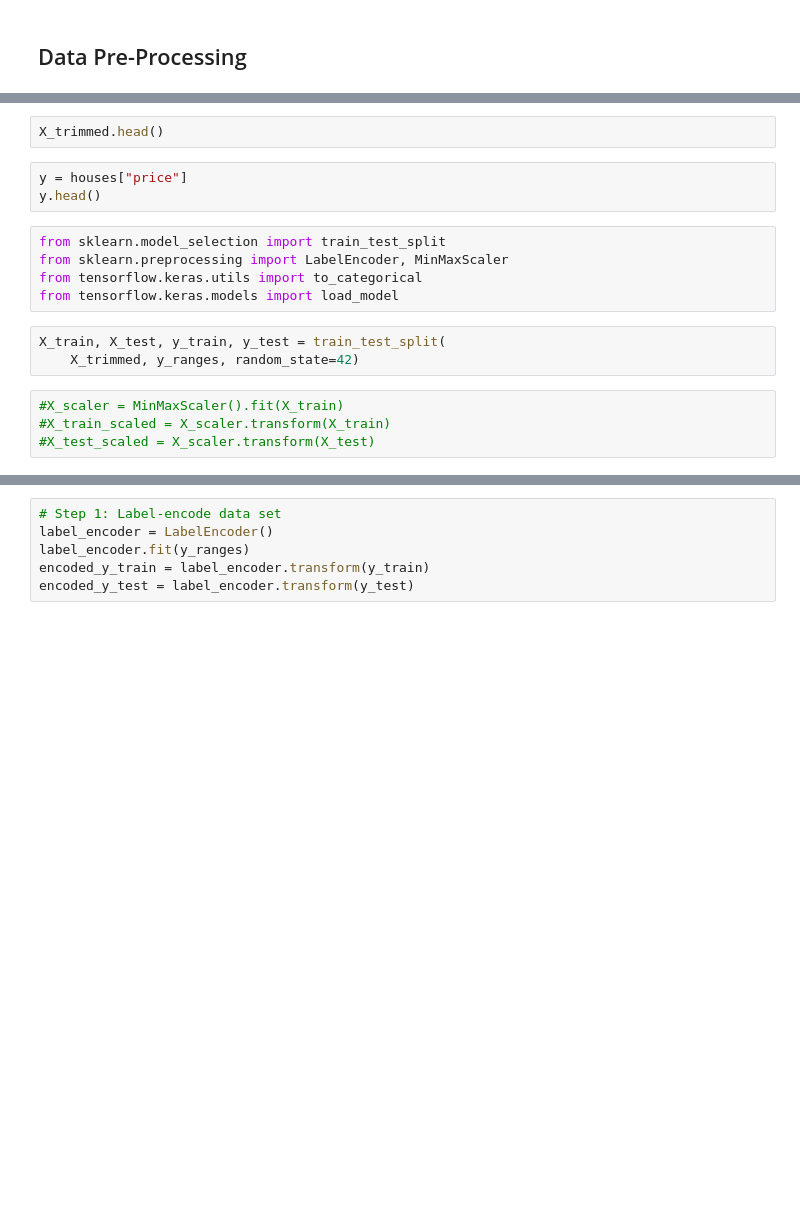
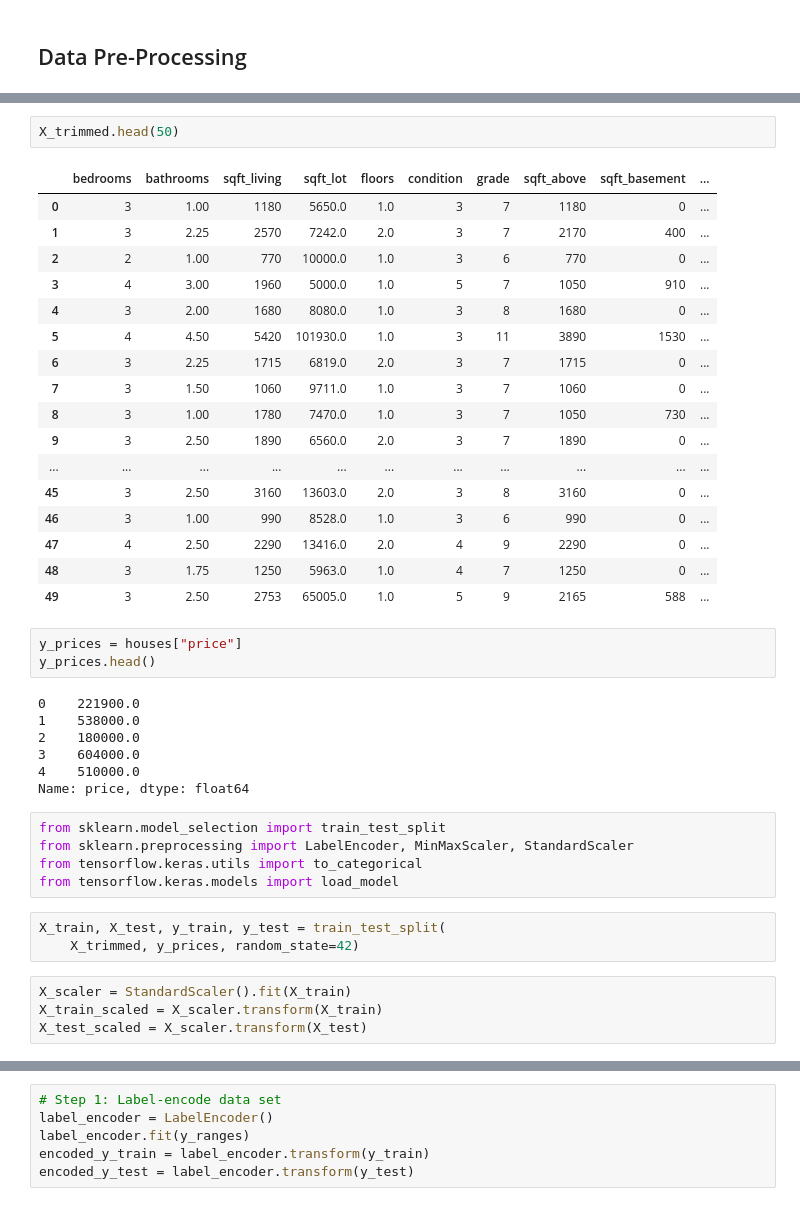
Before and after one commit to csadlo/home-pricing-project, a Jupyter notebook: Home_Prices_ML_Model.ipynb, the cells around one changed output, grey strips where cells are left out. Saved outputs shown, nothing was run; the diff lists cells and outputs as text; blank space fills up the shorter version.

```diff
--- a/Home_Prices_ML_Model.ipynb
+++ b/Home_Prices_ML_Model.ipynb
@@ -47,19 +114,44 @@ print(X_trimmed.shape, y.shape)
 # %%
-X_trimmed.head()
+X_trimmed.head(50)
+# %% [output]
+|  | bedrooms | bathrooms | sqft_living | sqft_lot | floors | condition | grade | sqft_above | sqft_basement | ... |
+| 0 | 3 | 1.00 | 1180 | 5650.0 | 1.0 | 3 | 7 | 1180 | 0 | ... |
+| 1 | 3 | 2.25 | 2570 | 7242.0 | 2.0 | 3 | 7 | 2170 | 400 | ... |
+| 2 | 2 | 1.00 | 770 | 10000.0 | 1.0 | 3 | 6 | 770 | 0 | ... |
+| 3 | 4 | 3.00 | 1960 | 5000.0 | 1.0 | 5 | 7 | 1050 | 910 | ... |
+| 4 | 3 | 2.00 | 1680 | 8080.0 | 1.0 | 3 | 8 | 1680 | 0 | ... |
+| 5 | 4 | 4.50 | 5420 | 101930.0 | 1.0 | 3 | 11 | 3890 | 1530 | ... |
+| 6 | 3 | 2.25 | 1715 | 6819.0 | 2.0 | 3 | 7 | 1715 | 0 | ... |
+| 7 | 3 | 1.50 | 1060 | 9711.0 | 1.0 | 3 | 7 | 1060 | 0 | ... |
+| 8 | 3 | 1.00 | 1780 | 7470.0 | 1.0 | 3 | 7 | 1050 | 730 | ... |
+| 9 | 3 | 2.50 | 1890 | 6560.0 | 2.0 | 3 | 7 | 1890 | 0 | ... |
+| ... | ... | ... | ... | ... | ... | ... | ... | ... | ... | ... |
+| 45 | 3 | 2.50 | 3160 | 13603.0 | 2.0 | 3 | 8 | 3160 | 0 | ... |
+| 46 | 3 | 1.00 | 990 | 8528.0 | 1.0 | 3 | 6 | 990 | 0 | ... |
+| 47 | 4 | 2.50 | 2290 | 13416.0 | 2.0 | 4 | 9 | 2290 | 0 | ... |
+| 48 | 3 | 1.75 | 1250 | 5963.0 | 1.0 | 4 | 7 | 1250 | 0 | ... |
+| 49 | 3 | 2.50 | 2753 | 65005.0 | 1.0 | 5 | 9 | 2165 | 588 | ... |
 # %%
-y = houses["price"]
-y.head()
+y_prices = houses["price"]
+y_prices.head()
+# %% [output]
+0    221900.0
+1    538000.0
+2    180000.0
+3    604000.0
+4    510000.0
+Name: price, dtype: float64
 # %%
 from sklearn.model_selection import train_test_split
-from sklearn.preprocessing import LabelEncoder, MinMaxScaler
+from sklearn.preprocessing import LabelEncoder, MinMaxScaler, StandardScaler
 from tensorflow.keras.utils import to_categorical
 from tensorflow.keras.models import load_model
 # %%
 X_train, X_test, y_train, y_test = train_test_split(
-    X_trimmed, y_ranges, random_state=42)
+    X_trimmed, y_prices, random_state=42)
 # %%
-#X_scaler = MinMaxScaler().fit(X_train)
-#X_train_scaled = X_scaler.transform(X_train)
-#X_test_scaled = X_scaler.transform(X_test)
+X_scaler = StandardScaler().fit(X_train)
+X_train_scaled = X_scaler.transform(X_train)
+X_test_scaled = X_scaler.transform(X_test)
 # %%
 y_train
```
Also changed, not shown: parts of 21 cells of this notebook.
